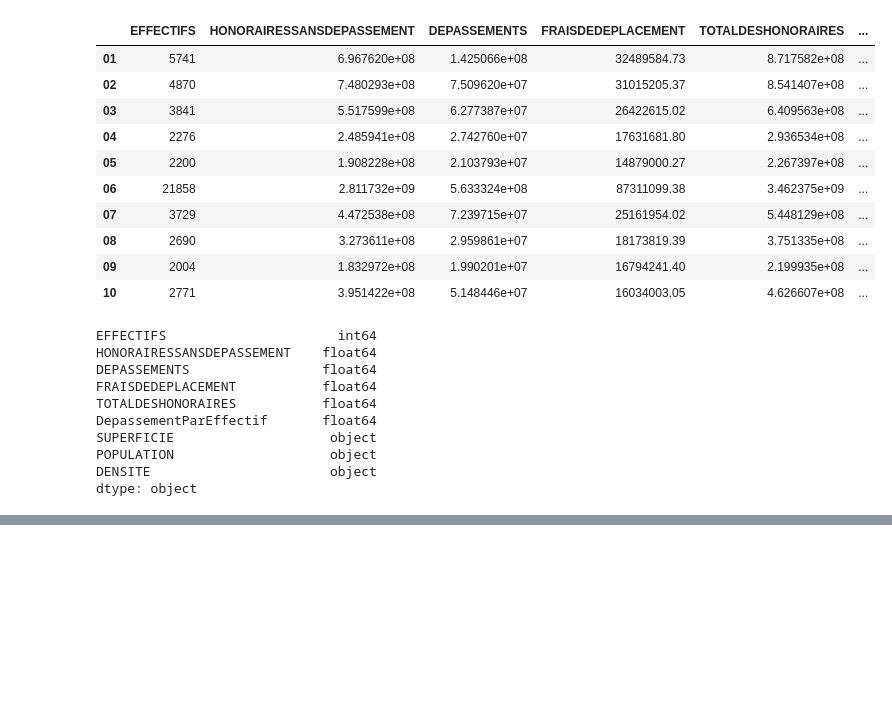
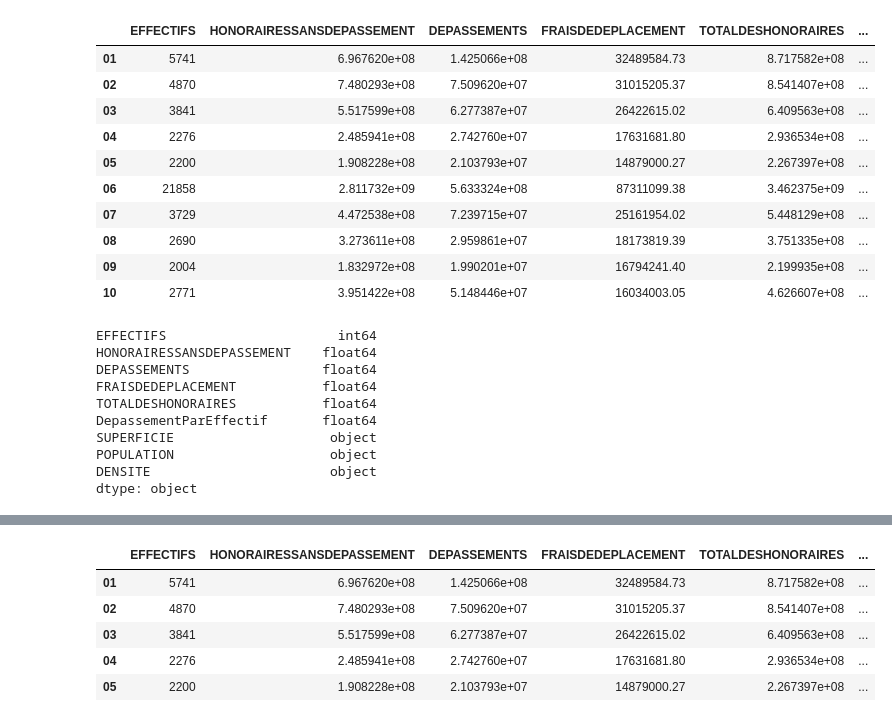
Before and after one commit to MSBigData2019/Guillaume_QUISPE, a Jupyter notebook: INFMDI721/Lesson8/hackaton.ipynb, the cells around one changed output, grey strips where cells are left out. Saved outputs shown, nothing was run; the diff lists cells and outputs as text; code cells hidden in the pictures; blank space fills up the shorter version.

```diff
--- a/INFMDI721/Lesson8/hackaton.ipynb
+++ b/INFMDI721/Lesson8/hackaton.ipynb
@@ -378,0 +388,10 @@ dtype: object
+# %%
+dfconcat["POPULATION"] = dfconcat["POPULATION"].apply(lambda x: pd.to_numeric(x.replace(u'\xa0', '')))
+dfconcat.head()
+# %% [output]
+|  | EFFECTIFS | HONORAIRESSANSDEPASSEMENT | DEPASSEMENTS | FRAISDEDEPLACEMENT | TOTALDESHONORAIRES | ... |
+| 01 | 5741 | 6.967620e+08 | 1.425066e+08 | 32489584.73 | 8.717582e+08 | ... |
+| 02 | 4870 | 7.480293e+08 | 7.509620e+07 | 31015205.37 | 8.541407e+08 | ... |
+| 03 | 3841 | 5.517599e+08 | 6.277387e+07 | 26422615.02 | 6.409563e+08 | ... |
+| 04 | 2276 | 2.485941e+08 | 2.742760e+07 | 17631681.80 | 2.936534e+08 | ... |
+| 05 | 2200 | 1.908228e+08 | 2.103793e+07 | 14879000.27 | 2.267397e+08 | ... |
```
Also changed, not shown: parts of 4 cells of this notebook.
